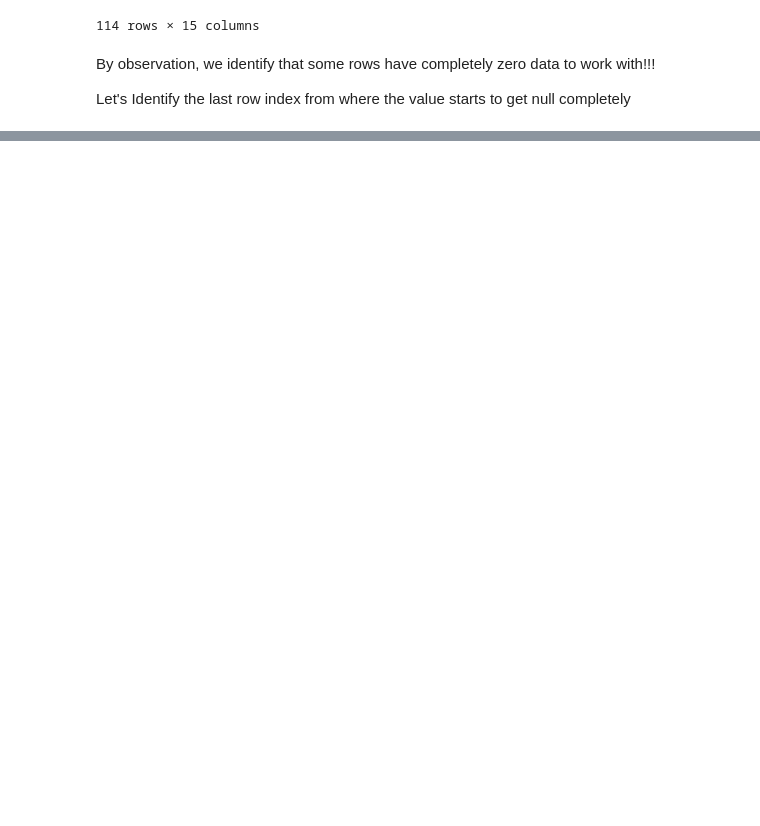
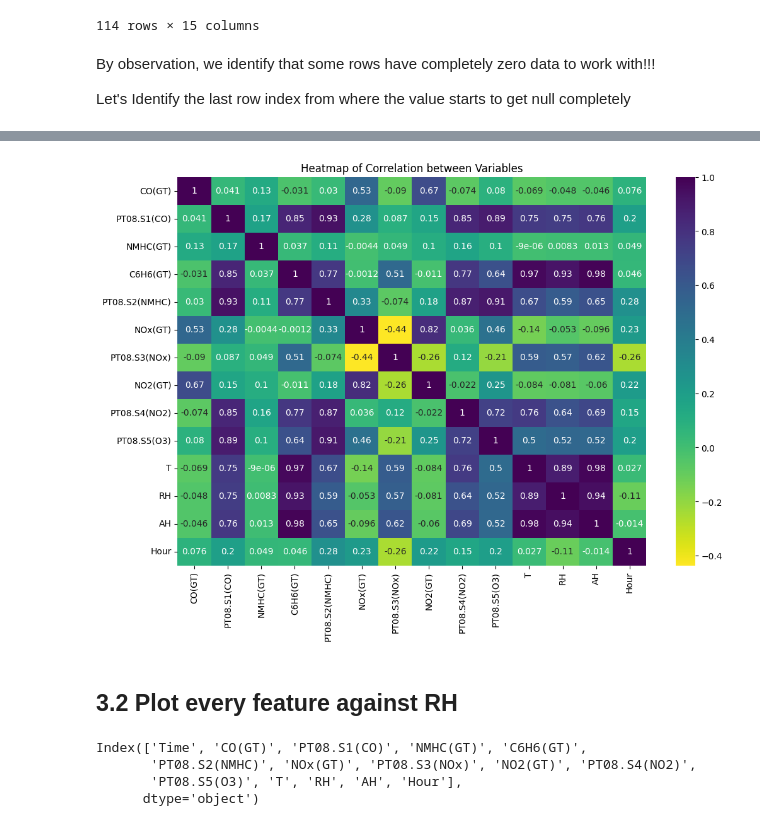
Before and after one commit to joshvads/Air-Pollution-Forecasting, a Jupyter notebook: air-quality-prediction.ipynb, the cells around one changed output, grey strips where cells are left out. Saved outputs shown, nothing was run; the diff lists cells and outputs as text; code cells hidden in the pictures; blank space fills up the shorter version.

```diff
--- a/air-quality-prediction.ipynb
+++ b/air-quality-prediction.ipynb
@@ -127,6 +150,6 @@ dtype: int64
 # %%
-df.drop(['Unnamed: 15','Unnamed: 16' ], axis=1, inplace=True)
-df.isnull().sum()
+air_data.drop(['Unnamed: 15','Unnamed: 16'], axis=1, inplace=True)
+air_data.isnull().sum()
 # %% [output]
 Date             114
 Time             114
@@ -381,0 +192,3 @@ X_std_df.head()
+# %%
+air_data.drop(index=[x for x in range(9357, 9471)], axis=1, inplace=True)
+air_data.isnull().sum()
@@ -381,0 +218,3 @@ X_std_df.head()
+# %%
+air_data['Hour']=air_data['Time'].apply(lambda x: x.split('.')[0])
+air_data.Hour.head()
@@ -381,0 +230,4 @@ X_std_df.head()
+# %%
+air_data['Date']=pd.to_datetime(air_data.Date, format='%d/%m/%Y')
+air_data.set_index('Date',inplace=True)
+air_data.head()
@@ -381,0 +245,30 @@ X_std_df.head()
+# %%
+# Step 1: Replace commas with periods (if applicable) and convert to numeric
+for column in air_data.columns:
+    if air_data[column].dtype == 'object':  # Check if the column is of type object (likely contains strings)
+        air_data[column] = air_data[column].str.replace(',', '.', regex=False)  # Replace commas with periods
+        air_data[column] = pd.to_numeric(air_data[column], errors='coerce')  # Convert to numeric, invalid parsing will become NaN
+
+# Step 2: Drop non-numeric columns if not needed
+air_data_numeric = air_data.drop(columns=['Date', 'Time'], errors='ignore')  # Adjust column names as per your dataset
+
+# Step 3: Handle missing values (optional)
+air_data_numeric = air_data_numeric.dropna()  # Drop rows with NaN values (if any remain)
+
+correlation_matrix = air_data_numeric.corr()
+# Step 4: Plot the heatmap
+plt.figure(figsize=(12, 8))
+sns.heatmap(correlation_matrix, annot=True, cmap='viridis_r')
+plt.title('Heatmap of Correlation between Variables', fontsize=12)
+plt.show()
+# %% [output]
+[figure, added]
+# %% [markdown]
+## 3.2 Plot every feature against RH
+# %%
+print(air_data.columns)
+# %% [output]
+Index(['Time', 'CO(GT)', 'PT08.S1(CO)', 'NMHC(GT)', 'C6H6(GT)',
+       'PT08.S2(NMHC)', 'NOx(GT)', 'PT08.S3(NOx)', 'NO2(GT)', 'PT08.S4(NO2)',
+       'PT08.S5(O3)', 'T', 'RH', 'AH', 'Hour'],
+      dtype='object')
```
Also changed, not shown: parts of 111 cells of this notebook.
